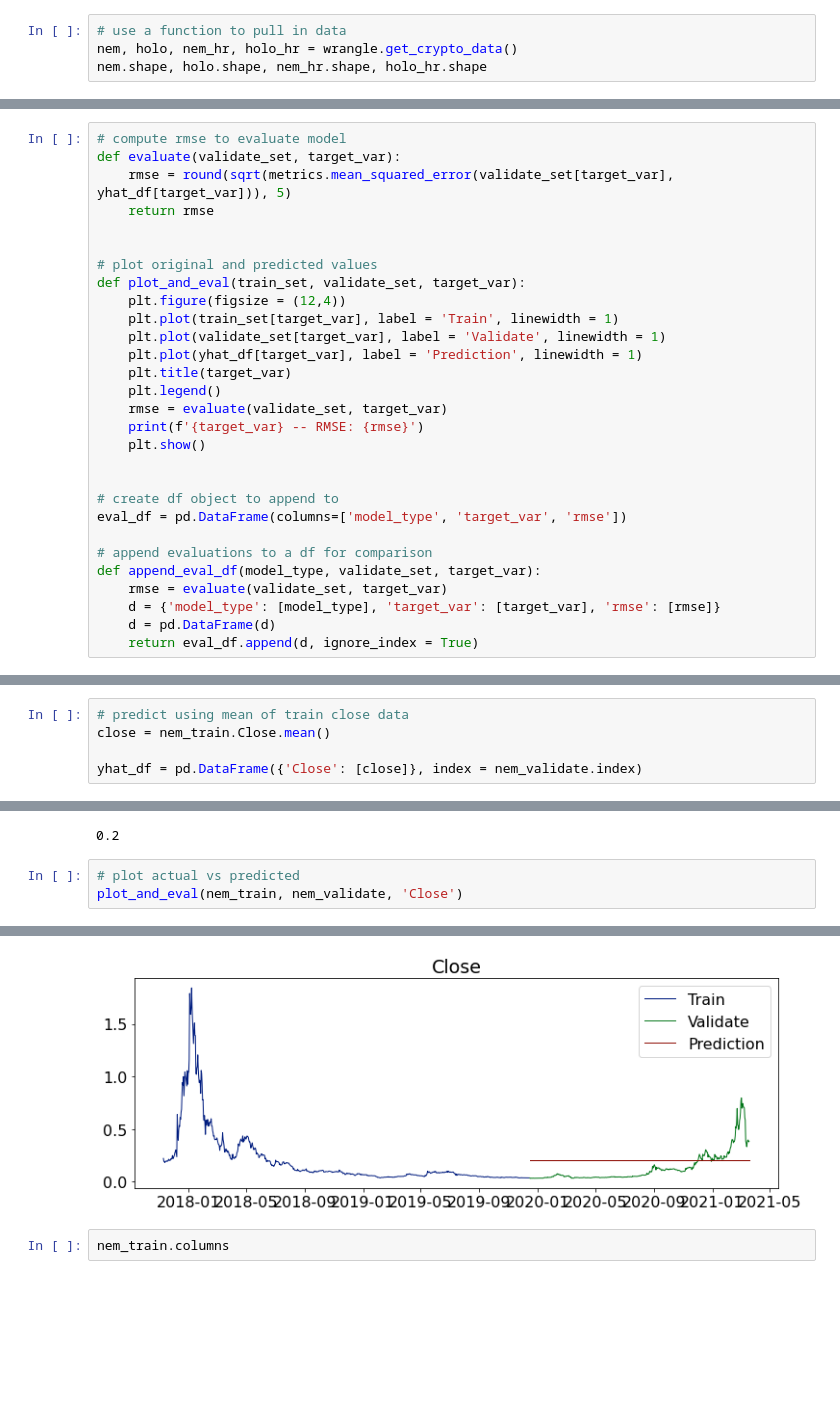
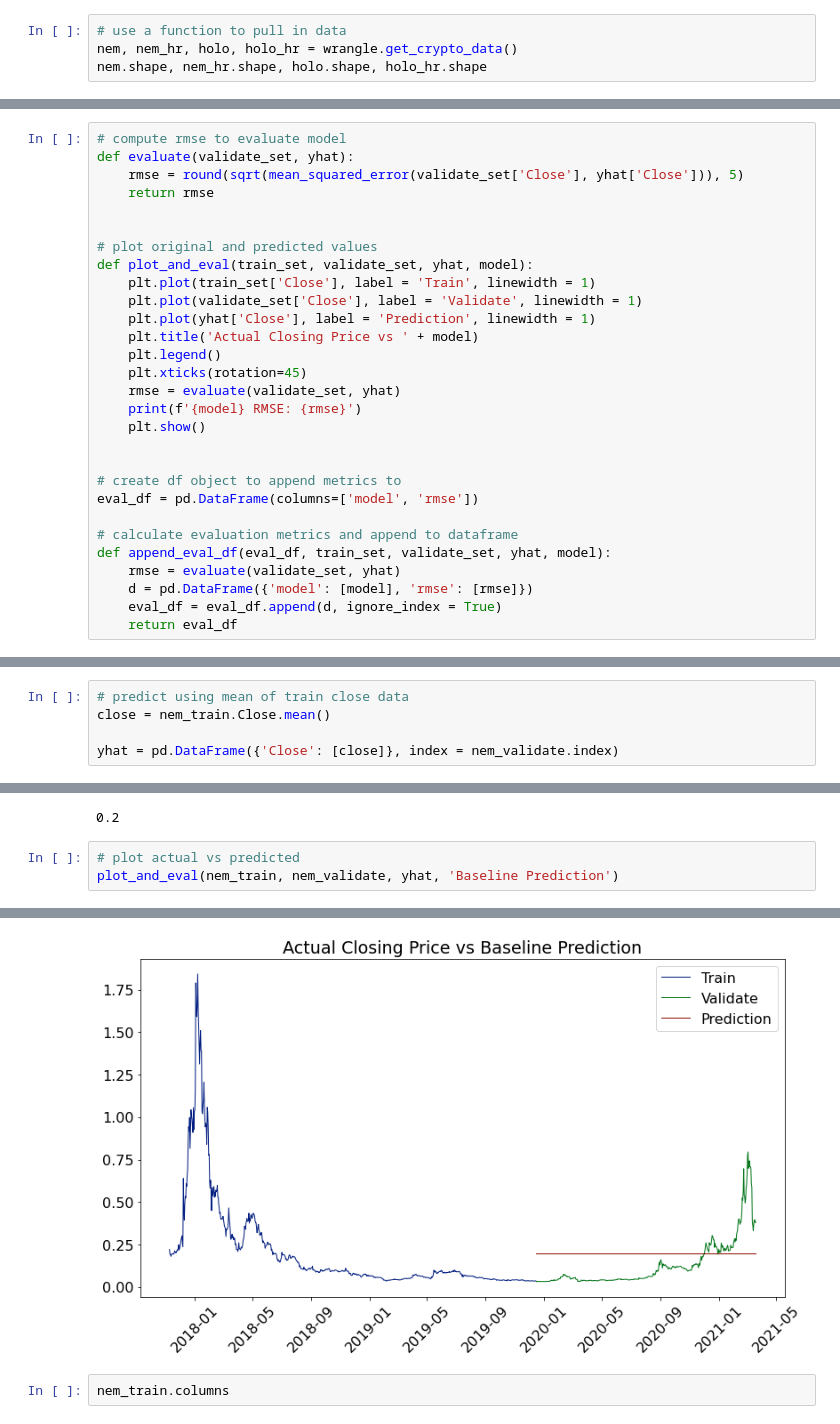
Before and after one commit to lainslie-18/predicting_cryptocurrency_price_with_TSA, a Jupyter notebook: model.ipynb, the cells around one changed output, grey strips where cells are left out. Drawn from its saved outputs; the diff is of its cells as text; blank space fills up the shorter version.

```diff
--- a/model.ipynb
+++ b/model.ipynb
@@ -30,5 +33,5 @@ plt.rc('font', size=16)
 # %%
 # use a function to pull in data
-nem, holo, nem_hr, holo_hr = wrangle.get_crypto_data()
-nem.shape, holo.shape, nem_hr.shape, holo_hr.shape
+nem, nem_hr, holo, holo_hr = wrangle.get_crypto_data()
+nem.shape, nem_hr.shape, holo.shape, holo_hr.shape
 # %% [output]
@@ -62,29 +96,29 @@ holo_train, holo_validate, holo_test = pd.DataFrame(holo_train['Close']),\
 # %%
 # compute rmse to evaluate model
-def evaluate(validate_set, target_var):
-    rmse = round(sqrt(metrics.mean_squared_error(validate_set[target_var], yhat_df[target_var])), 5)
+def evaluate(validate_set, yhat):
+    rmse = round(sqrt(mean_squared_error(validate_set['Close'], yhat['Close'])), 5)
     return rmse
 
 
 # plot original and predicted values
-def plot_and_eval(train_set, validate_set, target_var):
-    plt.figure(figsize = (12,4))
-    plt.plot(train_set[target_var], label = 'Train', linewidth = 1)
-    plt.plot(validate_set[target_var], label = 'Validate', linewidth = 1)
-    plt.plot(yhat_df[target_var], label = 'Prediction', linewidth = 1)
-    plt.title(target_var)
+def plot_and_eval(train_set, validate_set, yhat, model):
+    plt.plot(train_set['Close'], label = 'Train', linewidth = 1)
+    plt.plot(validate_set['Close'], label = 'Validate', linewidth = 1)
+    plt.plot(yhat['Close'], label = 'Prediction', linewidth = 1)
+    plt.title('Actual Closing Price vs ' + model)
     plt.legend()
-    rmse = evaluate(validate_set, target_var)
-    print(f'{target_var} -- RMSE: {rmse}')
+    plt.xticks(rotation=45)
+    rmse = evaluate(validate_set, yhat)
+    print(f'{model} RMSE: {rmse}')
     plt.show()
 
 
-# create df object to append to
-eval_df = pd.DataFrame(columns=['model_type', 'target_var', 'rmse'])
+# create df object to append metrics to
+eval_df = pd.DataFrame(columns=['model', 'rmse'])
 
-# append evaluations to a df for comparison
-def append_eval_df(model_type, validate_set, target_var):
-    rmse = evaluate(validate_set, target_var)
-    d = {'model_type': [model_type], 'target_var': [target_var], 'rmse': [rmse]}
-    d = pd.DataFrame(d)
-    return eval_df.append(d, ignore_index = True)
+# calculate evaluation metrics and append to dataframe
+def append_eval_df(eval_df, train_set, validate_set, yhat, model):
+    rmse = evaluate(validate_set, yhat)
+    d = pd.DataFrame({'model': [model], 'rmse': [rmse]})
+    eval_df = eval_df.append(d, ignore_index = True)
+    return eval_df
@@ -102,12 +137,12 @@ nem_train.plot()
 # predict using mean of train close data
 close = nem_train.Close.mean()
 
-yhat_df = pd.DataFrame({'Close': [close]}, index = nem_validate.index)
+yhat = pd.DataFrame({'Close': [close]}, index = nem_validate.index)
 # %%
 round(nem_train.Close.mean(), 5)
 # %% [output]
 0.2
 # %%
 # plot actual vs predicted
-plot_and_eval(nem_train, nem_validate, 'Close')
+plot_and_eval(nem_train, nem_validate, yhat, 'Baseline Prediction')
 # %% [output]
@@ -115,4 +150,4 @@ Close -- RMSE: 0.1587
-[figure, old version]
+[figure, new version]
 # %%
 nem_train.columns
 # %% [output]
```
Also changed, not shown: parts of 62 cells of this notebook, 2 other files.
